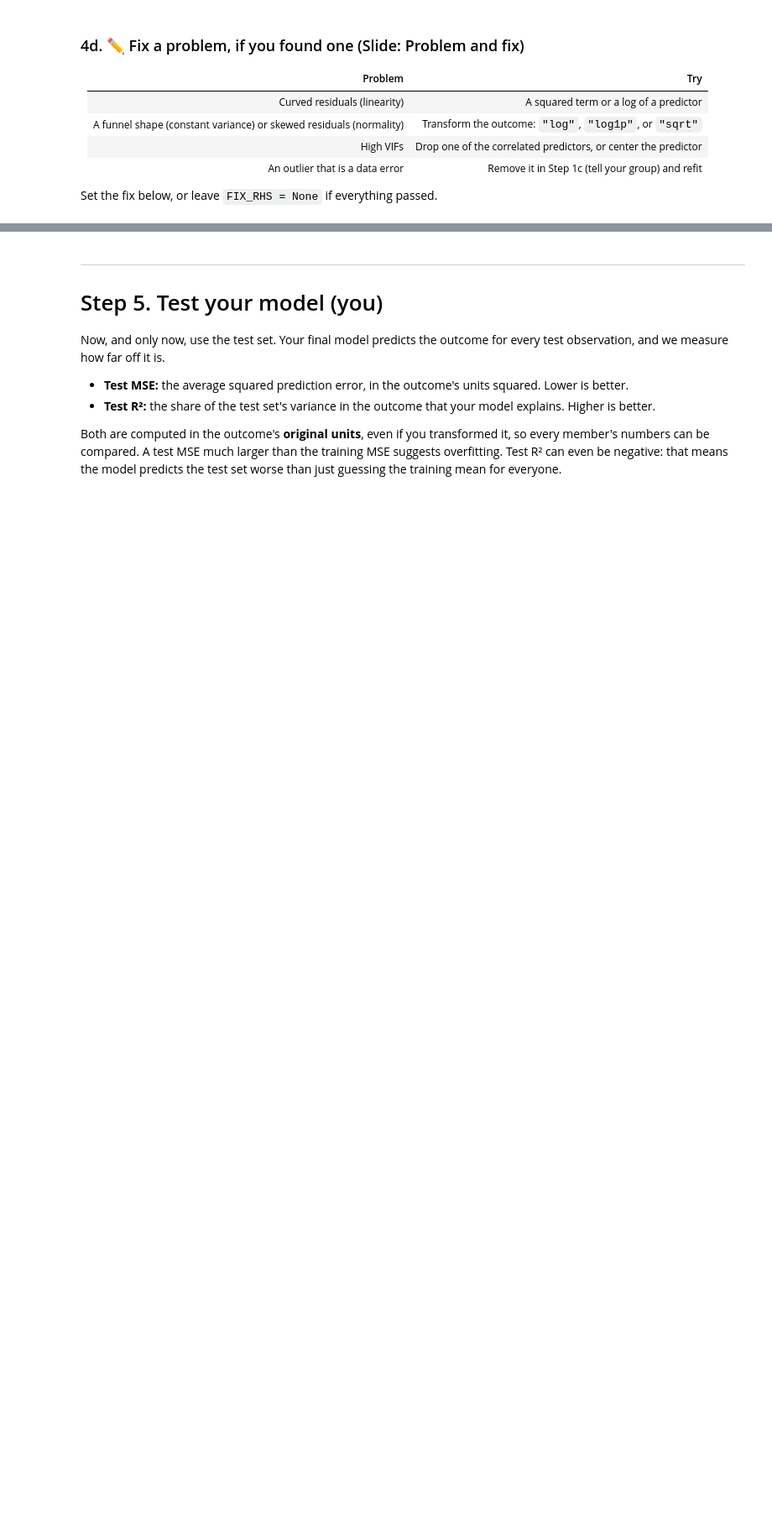
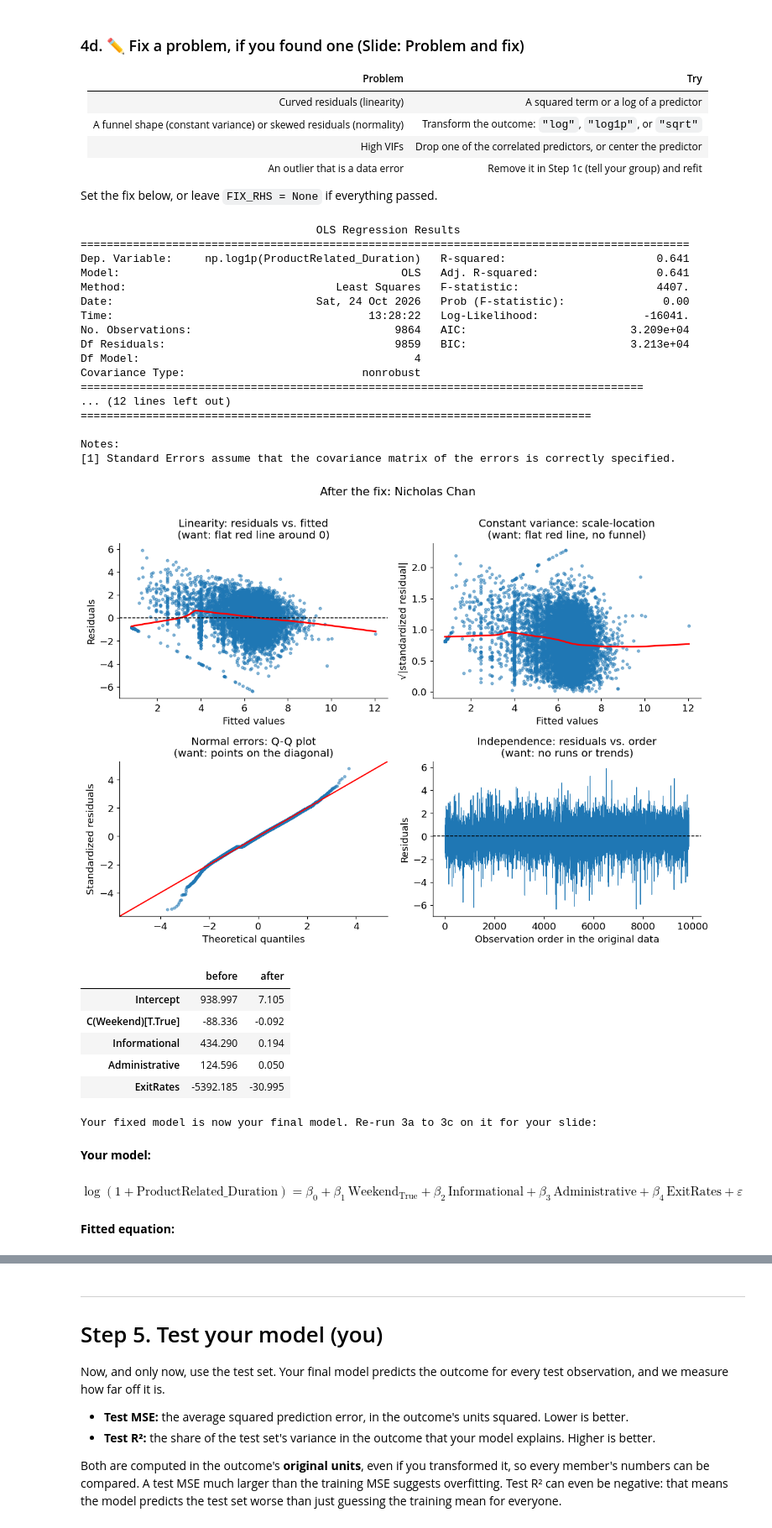
Before and after one commit to j2doan/online-purchase-behavior, a Jupyter notebook: notebooks/CP1_Nicholas_Chan.ipynb, the cells around one changed output, grey strips where cells are left out. Shown at 84% size. Drawn from its saved outputs; the diff is of its cells as text; code cells hidden in the pictures; blank space fills up the shorter version.

```diff
--- a/notebooks/CP1_Nicholas_Chan.ipynb
+++ b/notebooks/CP1_Nicholas_Chan.ipynb
@@ -325,7 +330,8 @@ def _pretty_term(name, latex):
 
 
 def _lhs(transform, latex):
-    y = rf"\text{{{OUTCOME}}}" if latex else OUTCOME
+    outcome_tex = OUTCOME.replace("_", "\\_")
+    y = rf"\text{{{outcome_tex}}}" if latex else OUTCOME
     if transform == "log":
         return rf"\log({y})" if latex else f"log({y})"
     if transform == "log1p":
@@ -626,18 +692,49 @@ refit_without(model, flagged)
 Set the fix below, or leave `FIX_RHS = None` if everything passed.
 # %%
 # ✏️ EDIT: your fixed model, or leave as None
-FIX_RHS = None                          # e.g. RHS + " + I(Price**2)"
-FIX_TRANSFORM = OUTCOME_TRANSFORM       # e.g. "log"
+#added log scaled the outcome
+FIX_RHS = "Informational + Administrative + ExitRates + C(Weekend)"  # e.g. RHS + " + I(Price**2)"
+FIX_TRANSFORM = "log1p"     # e.g. "log"
 
 final_model, final_transform = model, OUTCOME_TRANSFORM
 if FIX_RHS is None:
     print("No fix: your model from Step 3 is your final model.")
 else:
     fixed = smf.ols(build_formula(FIX_RHS, FIX_TRANSFORM), data=train).fit()
+    print(fixed.summary())
     assumption_plots(fixed, title=f"After the fix: {MY_NAME}")
     display(pd.DataFrame({"before": model.params, "after": fixed.params}))
     KEEP_FIX = True   # set to False if the fix didn't help
     if KEEP_FIX:
         final_model, final_transform = fixed, FIX_TRANSFORM
         print("Your fixed model is now your final model. Re-run 3a to 3c on it for your slide:")
         show_equations(final_model, final_transform)
+# %% [output]
+                                    OLS Regression Results
+=============================================================================================
+Dep. Variable:     np.log1p(ProductRelated_Duration)   R-squared:                       0.641
+Model:                                           OLS   Adj. R-squared:                  0.641
+Method:                                Least Squares   F-statistic:                     4407.
+Date:                               Sat, 24 Oct 2026   Prob (F-statistic):               0.00
+Time:                                       13:28:22   Log-Likelihood:                -16041.
+No. Observations:                               9864   AIC:                         3.209e+04
+Df Residuals:                                   9859   BIC:                         3.213e+04
+Df Model:                                          4
+Covariance Type:                           nonrobust
+======================================================================================
+... (12 lines left out)
+==============================================================================
+
+Notes:
+[1] Standard Errors assume that the covariance matrix of the errors is correctly specified.
+[figure, added]
+|  | before | after |
+| Intercept | 938.997 | 7.105 |
+| C(Weekend)[T.True] | -88.336 | -0.092 |
+| Informational | 434.290 | 0.194 |
+| Administrative | 124.596 | 0.050 |
+| ExitRates | -5392.185 | -30.995 |
+Your fixed model is now your final model. Re-run 3a to 3c on it for your slide:
+**Your model:**
+$\displaystyle \log(1+\text{ProductRelated\_Duration}) = \beta_0 + \beta_{1}\,\text{Weekend}_{\text{True}} + \beta_{2}\,\text{Informational} + \beta_{3}\,\text{Administrative} + \beta_{4}\,\text{ExitRates} + \varepsilon$
+**Fitted equation:**
```
Also changed, not shown: parts of 21 cells of this notebook, 1 other file.
